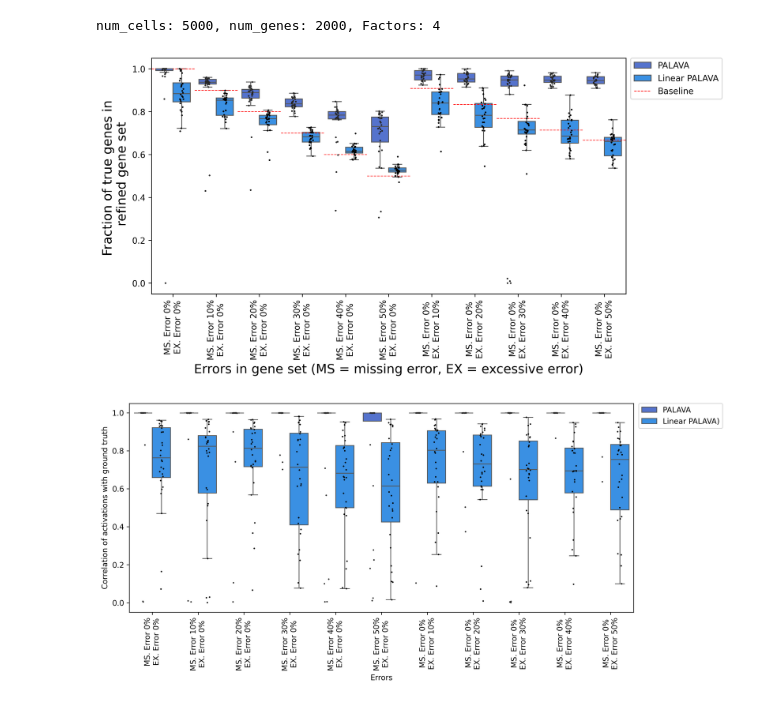
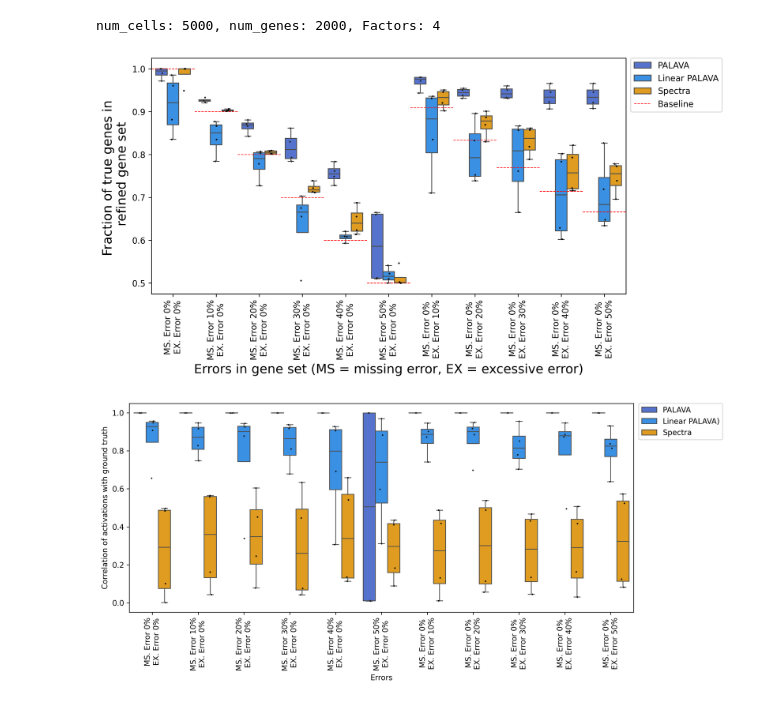
Before and after one commit to Sandeep-S-K/palava_reproducibility_analysis_repo, a Jupyter notebook: linear_and_nonlinear_palava_on_modified_splatter_data/modified_splatter_plotting_results.ipynb, the cells around one changed output. Cells and saved outputs as stored; diff of their text form; code cells hidden in the pictures.

```diff
--- a/linear_and_nonlinear_palava_on_modified_splatter_data/modified_splatter_plotting_results.ipynb
+++ b/linear_and_nonlinear_palava_on_modified_splatter_data/modified_splatter_plotting_results.ipynb
@@ -21,11 +19,12 @@ import palava
 
 ERRORS_ =   [f"MS_0_EX_0"]
 
-ERRORS_ +=  [f"MS_{i}_EX_0" for i in [10, 20,30,40,50]]
+ERRORS_ +=  [f"MS_{i}_EX_0" for i in [10, 20, 30, 40, 50]]
 
-ERRORS_ +=   [f"MS_0_EX_{i}" for i in [ 10, 20,30,40,50]]
+ERRORS_ +=   [f"MS_0_EX_{i}" for i in [10, 20, 30, 40, 50]]
 
-SEEDS = [0,1,2,3,4,5,6]#,7,8,9]
+SEEDS = [0]
+
 
 prefix = 'intermediate_results/'
 
@@ -33,14 +32,17 @@ prefix = 'intermediate_results/'
 linear_palava_results = [f'{prefix}linear_palava_results_sim_anndata_5000_cells_2000_genes_4_factors_{seed}_seed_gene_sets_formatted_{error}.npy' for seed, error in product(SEEDS, ERRORS_)]
 
 palava_results = [f'{prefix}palava_results_sim_anndata_5000_cells_2000_genes_4_factors_{seed}_seed_gene_sets_formatted_{error}.npy' for seed, error in product(SEEDS, ERRORS_)]
+
+spectra_results = [f'{prefix}spectra_results_sim_anndata_5000_cells_2000_genes_4_factors_{seed}_seed_gene_sets_formatted_{error}.npy' for seed, error in product(SEEDS, ERRORS_)]
 # %%
 result_directory_lst = linear_palava_results\
                         +palava_results\
+                        +spectra_results
 # %%
 result_directory_lst = [directory for directory in result_directory_lst if os.path.exists(directory)]
 # %%
 
-methods = ['palava','linear_palava']
+methods = ['palava','linear_palava', 'spectra']
 results_dict ={m:{} for m in methods}
 
 data_directory_lst = list(set([data_directory.split('results_')[1].replace('.npy','') for data_directory in result_directory_lst]))
@@ -229,7 +231,7 @@ for error in ERRORS_plot:
 
 df = pd.DataFrame(plot_dict)
 
-methods_to_plot = ['palava','linear_palava']
+methods_to_plot = ['palava','linear_palava','spectra']
 
 
 df = pd.melt(df,id_vars=['errors'],value_vars=methods_to_plot,
@@ -237,14 +239,14 @@ df = pd.melt(df,id_vars=['errors'],value_vars=methods_to_plot,
 
 # ['palava', 'linear_palava_no_bias', 'spectra', 'default_slalom']
 
-new_method_names = ['PALAVA', 'Linear PALAVA' ]
+new_method_names = ['PALAVA', 'Linear PALAVA', 'Spectra' ]
 replacement_dict = { methods_to_plot[i]:new_method_names[i] for i in range(len(methods_to_plot))}
 
 df= df.replace(replacement_dict)
 
 
 
-colors_lst = ['royalblue','dodgerblue']#, 'skyblue', 'darkblue', 'deepskyblue', 'orange', 'green']
+colors_lst = ['royalblue','dodgerblue','orange']#, 'skyblue', 'darkblue', 'deepskyblue', 'orange', 'green']
 
 custom_palette = {new_method_names[i]:colors_lst[i] for i in range(len(methods_to_plot))
 
@@ -300,7 +302,7 @@ l = plt.legend(handles[0:len(methods_to_plot)+1], labels[0:len(methods_to_plot)+
 plt.show()
 #plt.savefig('figures/controlling_error_as_10percent_and_changing_other.png', dpi = 150, bbox_inches="tight")
 # %% [output]
-[figure, old version]
+[figure, new version]
 # %%
 #latent_respresentation_correlation_with_gt
 
@@ -347,48 +349,48 @@ df = pd.DataFrame(plot_dict)
 
 
 
-methods_to_plot = ['palava','linear_palava']
+methods_to_plot = ['palava','linear_palava', 'spectra']
 df = pd.melt(df,id_vars=['errors'],value_vars=methods_to_plot,
              var_name='Errors', value_name='Correlation of activations with ground truth')
 
 
 
 
-new_method_names = ['PALAVA ','Linear PALAVA)']
+new_method_names = ['PALAVA ','Linear PALAVA)', 'Spectra']
 replacement_dict = { methods_to_plot[i]:new_method_names[i] for i in range(len(methods_to_plot))}
 
 df= df.replace(replacement_dict)
 
-colors_lst = ['royalblue','dodgerblue']
+colors_lst = ['royalblue','dodgerblue','orange']
 
 custom_palette = {new_method_names[i]:colors_lst[i] for i in range(len(new_method_names))
 
 }
 
 import seaborn as sns
 import matplotlib.pyplot as plt
 plt.figure(figsize=(12, 5), dpi =300) #for a bigger image
 ax = sns.boxplot(
     x="errors", y='Correlation of activations with ground truth', hue='Errors', data=df, palette=custom_palette, showfliers=False
 )
 
 # Add the scatter plot with updated palette
 sns.stripplot(
     x="errors", y='Correlation of activations with ground truth', hue='Errors', data=df, size=2, jitter=True, palette="dark:black", dodge=True,legend = 'full'
 )
 
 
 # Customize the plot
 plt.xlabel("Errors")
 plt.ylabel("Correlation of activations with ground truth")
 plt.xticks(rotation=90)  # Rotate x labels to prevent overlapping
 
 handles, labels = ax.get_legend_handles_labels()
 
 # When creating the legend, only use the first two elements
 # to effectively remove the last two.
 l = plt.legend(handles[0:len(methods_to_plot)], labels[0:len(methods_to_plot)], bbox_to_anchor=(1.01, 1), loc=2, borderaxespad=0.)
 
 plt.show()
 # %% [output]
-[figure, old version]
+[figure, new version]
```
Also changed, not shown: parts of 1 cell of this notebook.
